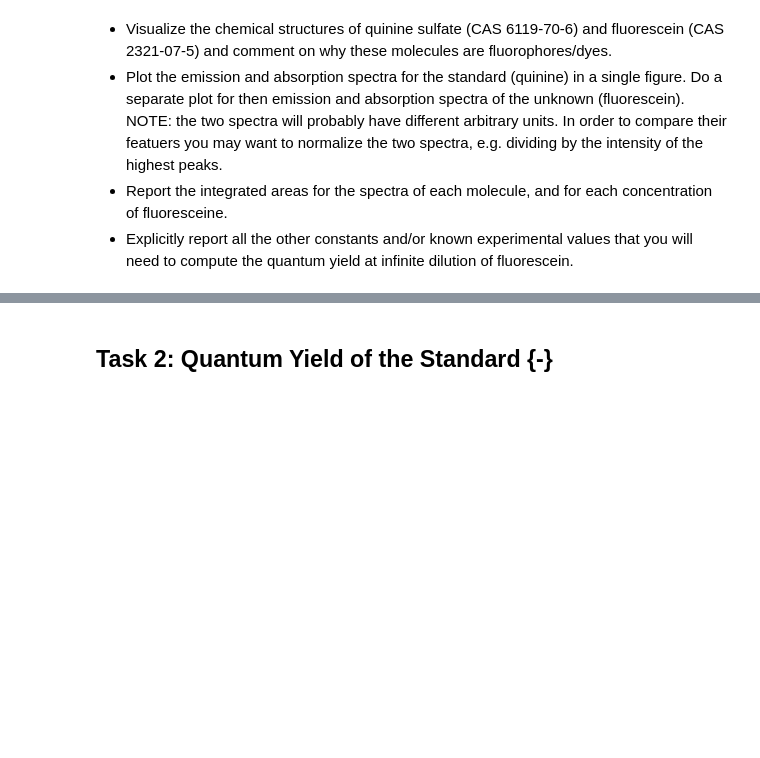
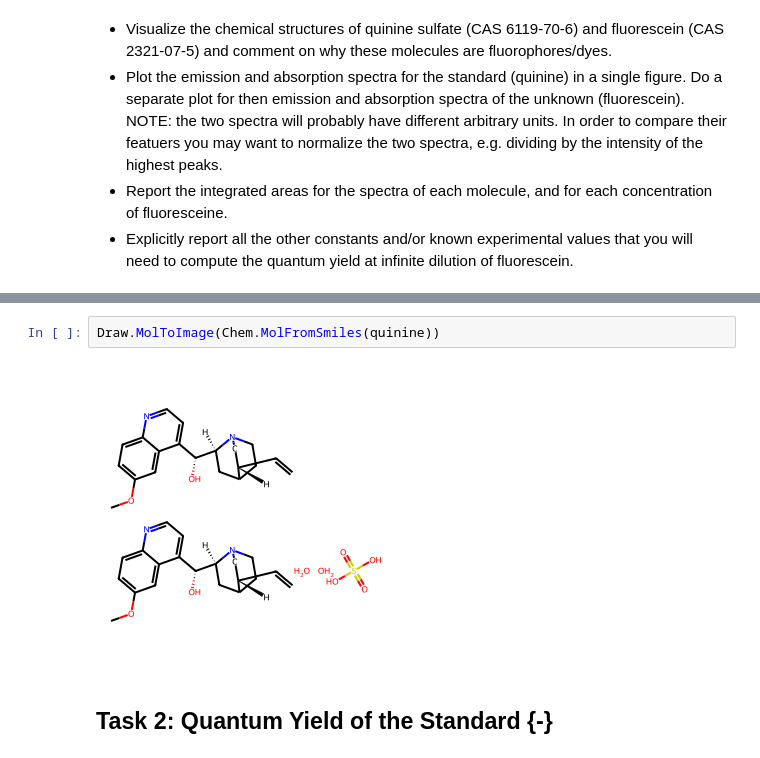
Before and after one commit to DavidShreve/PChemLab, a Jupyter notebook: QuantumYield_Worksheet.ipynb, the cells around one changed output, grey strips where cells are left out. Drawn from its saved outputs; the diff is of its cells as text; blank space fills up the shorter version.

```diff
--- a/QuantumYield_Worksheet.ipynb
+++ b/QuantumYield_Worksheet.ipynb
@@ -33,3 +29,7 @@ Draw.MolToImage(Chem.MolFromSmiles(fluorescein))
+# %%
+Draw.MolToImage(Chem.MolFromSmiles(quinine))
+# %% [output]
+[figure, added]
 # %% [markdown]
 ## Task 2: Quantum Yield of the Standard {-}
 # %% [markdown]
```
Also changed, not shown: parts of 3 cells of this notebook.
